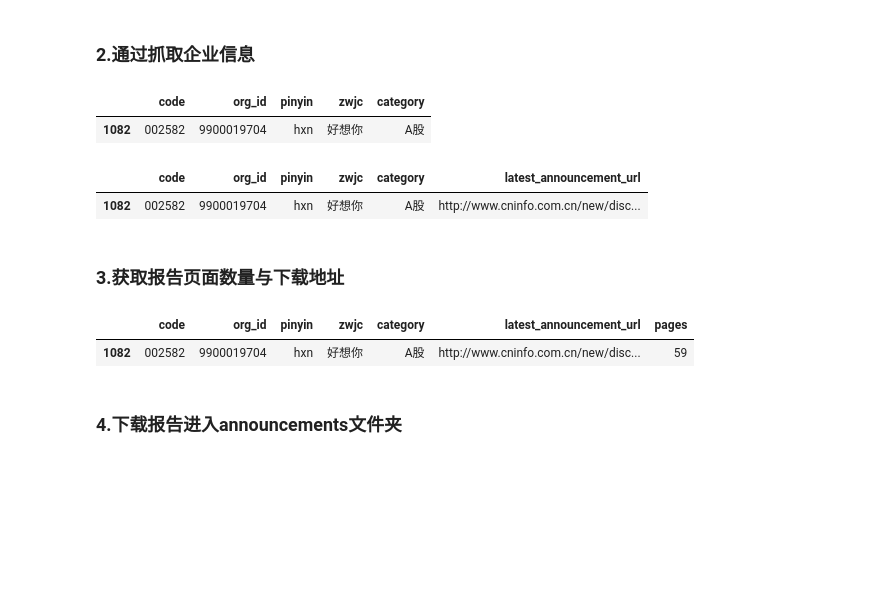
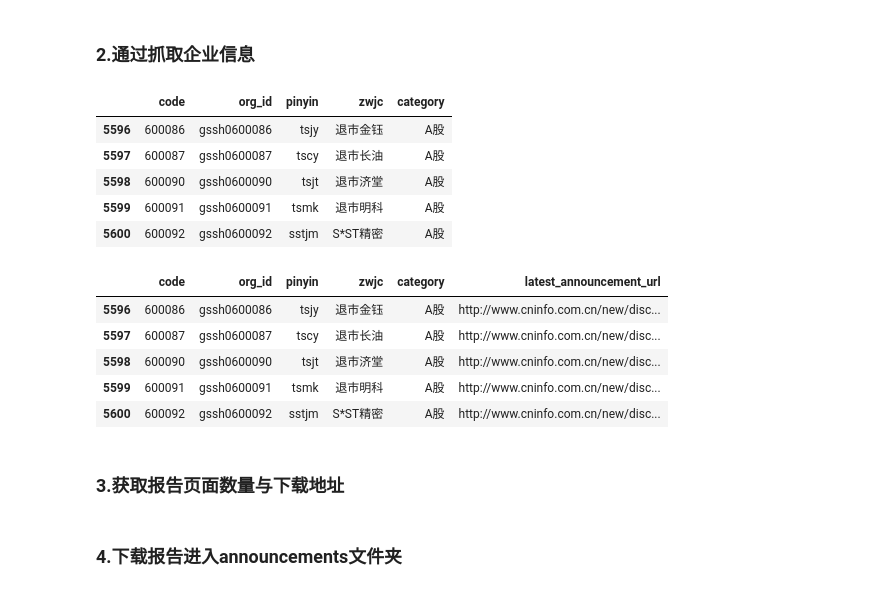
Before and after one commit to CrazyEight88/cninfo_announcements, a Jupyter notebook: main.ipynb, the cells around one changed output. Cells and saved outputs as stored; diff of their text form; code cells hidden in the pictures; blank space fills up the shorter version.

```diff
--- a/main.ipynb
+++ b/main.ipynb
@@ -8,8 +8,10 @@
 ### 1.自行准备需要分析的企业代码
 # %%
 import pandas as pd
+import os
 
-df = pd.read_excel('code.xlsx') # 读取公司代码excel
+if not os.path.exists('output'): os.mkdir('output')
+df = pd.read_excel('code.xlsx')                                 # 读取公司代码excel
 df['code'] = df['code'].astype(str).apply(lambda x: x.zfill(6)) # 将公司代码转换为6位数文本
-df = df.sample(n=1) # 随机抽取1个公司
+df = df.tail(100)                                              # 取末尾5个公司代码
 df.head()
@@ -37,58 +45,38 @@ def get_org_id(code):
     return None * 4
 # %%
 from tqdm import tqdm
-# 给任务加上进度条，进度条在动我就能摸鱼
-tqdm.pandas()
+tqdm.pandas() # 给任务加上进度条，进度条在动我就能摸鱼
 
-# 通过公司代码获取各种乱七八糟的信息，这一步应该还是比较快的
 df['org_id'], df['pinyin'], df['zwjc'], df['category'] = zip(*df['code'].progress_apply(get_org_id))
 
+df.to_excel('output/01_with_org_id.xlsx', index=False)
 df.head()
 # %% [output]
 |  | code | org_id | pinyin | zwjc | category |
-| 1082 | 002582 | 9900019704 | hxn | 好想你 | A股 |
+| 5596 | 600086 | gssh0600086 | tsjy | 退市金钰 | A股 |
+| 5597 | 600087 | gssh0600087 | tscy | 退市长油 | A股 |
+| 5598 | 600090 | gssh0600090 | tsjt | 退市济堂 | A股 |
+| 5599 | 600091 | gssh0600091 | tsmk | 退市明科 | A股 |
+| 5600 | 600092 | gssh0600092 | sstjm | S*ST精密 | A股 |
 # %%
-# http://www.cninfo.com.cn/new/disclosure/stock?stockCode=001368&orgId=9900046506#latestAnnouncement
-# url前缀
-latest_announcement_url = "http://www.cninfo.com.cn/new/disclosure/stock"
+# 目标url范例: http://www.cninfo.com.cn/new/disclosure/stock?stockCode=001368&orgId=9900046506#latestAnnouncement
 
-# 该函数通过公司代码和org_id拼接最新公告的url
+# 该函数合成最新公告url
 def get_latest_announcement_url(code, org_id):
-    # 拼接最新公告url
+    latest_announcement_url = "http://www.cninfo.com.cn/new/disclosure/stock"
     return f"{latest_announcement_url}?stockCode={code}&orgId={org_id}#latestAnnouncement"
 
-# 开始拼接，这一步最快了
+# 开始拼接，这一步最快了!
 df["latest_announcement_url"] = df.progress_apply(lambda x: get_latest_announcement_url(x["code"], x["org_id"]), axis=1)
+df.to_excel("output/02_with_announcement_url.xlsx")
 df.head()
 # %% [output]
 |  | code | org_id | pinyin | zwjc | category | latest_announcement_url |
-| 1082 | 002582 | 9900019704 | hxn | 好想你 | A股 | http://www.cninfo.com.cn/new/disc... |
+| 5596 | 600086 | gssh0600086 | tsjy | 退市金钰 | A股 | http://www.cninfo.com.cn/new/disc... |
+| 5597 | 600087 | gssh0600087 | tscy | 退市长油 | A股 | http://www.cninfo.com.cn/new/disc... |
+| 5598 | 600090 | gssh0600090 | tsjt | 退市济堂 | A股 | http://www.cninfo.com.cn/new/disc... |
+| 5599 | 600091 | gssh0600091 | tsmk | 退市明科 | A股 | http://www.cninfo.com.cn/new/disc... |
+| 5600 | 600092 | gssh0600092 | sstjm | S*ST精密 | A股 | http://www.cninfo.com.cn/new/disc... |
 # %% [markdown]
 ### 3.获取报告页面数量与下载地址
-# %%
-from selenium import webdriver
-
-# 该函数通过最新公告的url获取最新公告究竟有几页
-def get_pages(url, driver):
-    driver.get(url)
-    # 页数存在class为total-box的标签里
-    items = driver.find_element_by_class_name("total-box").text
-    # 从"共xxx条"中掐头去尾
-    items = int(items[1:-1].strip())
-
-    # 一页30条，所以要除以30取整，然后加1
-    pages = items // 30 + 1
-    return pages
-
-driver = webdriver.Chrome()
-driver.implicitly_wait(10)
-
-# 获取页数，这一步比较慢，需要给每个代码都打开一次网页，获取页数
-df["pages"] = df["latest_announcement_url"].progress_apply(lambda x: get_pages(x, driver))
-
-driver.quit()
-df.head()
-# %% [output]
-|  | code | org_id | pinyin | zwjc | category | latest_announcement_url | pages |
-| 1082 | 002582 | 9900019704 | hxn | 好想你 | A股 | http://www.cninfo.com.cn/new/disc... | 59 |
 # %%
```
Also changed, not shown: parts of 8 cells of this notebook, 2 other files.
